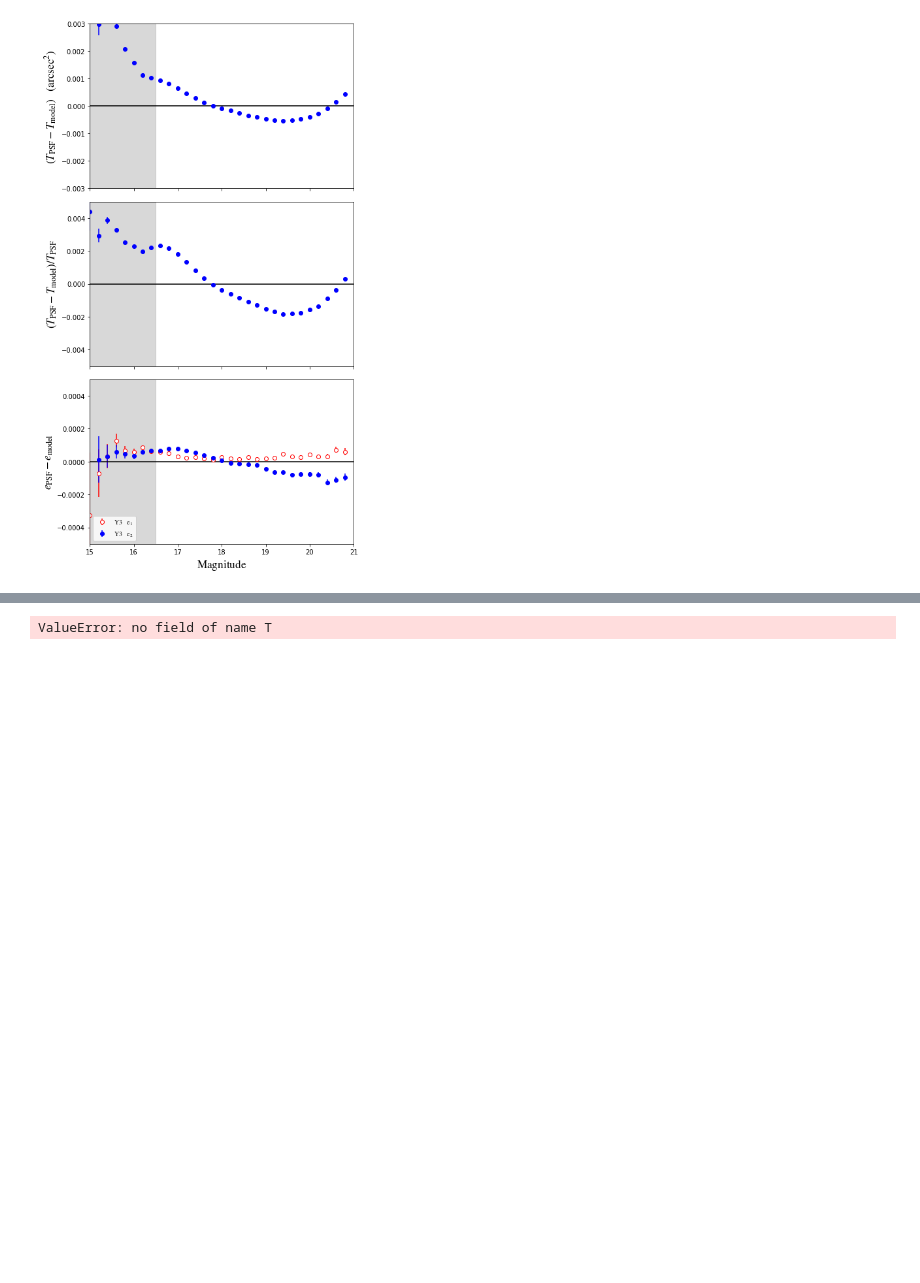
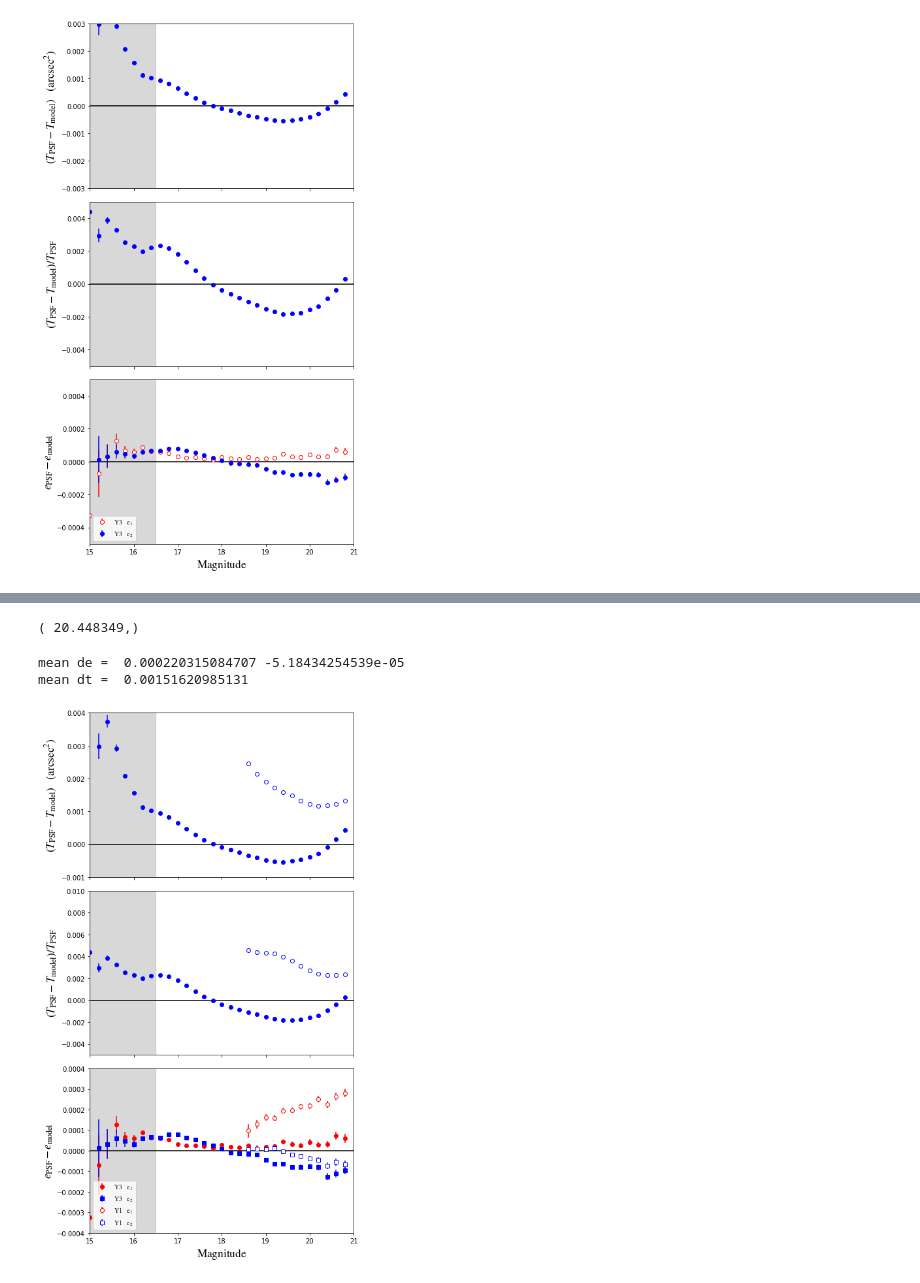
Before and after one commit to des-science/Y3_shearcat_tests, a Jupyter notebook: BFeffect/BFeffect.ipynb, the cells around one changed output, grey strips where cells are left out. Cells and saved outputs as stored; diff of their text form; code cells hidden in the pictures; blank space fills up the shorter version.

```diff
--- a/BFeffect/BFeffect.ipynb
+++ b/BFeffect/BFeffect.ipynb
@@ -265,17 +244,22 @@ print(dataY1)
+# %%
+print(min(magdataY1))
+# %% [output]
+( 20.448349,)
 # %%
-def compute_res(d):
+def compute_res_Y1(d):
     prefix='psf'
     de1 =  d['e1']-d[prefix+'_e1']
     de2 =  d['e2']-d[prefix+'_e2']
-    d['T'] = 2*d['size']**2.
-    d[prefix+'_T'] = 2*d[prefix+'_size']**2.
-    dt =  (d['T']-d[prefix+'_size'])
+    d['size'] = 2*d['size']**2.
+    d[prefix+'_size'] = 2*d[prefix+'_size']**2.
+    dt =  (d['size']-d[prefix+'_size'])
     dtfrac = dt/d['size']
     print('mean de = ',np.mean(de1),np.mean(de2))
     print('mean dt = ',np.mean(dt))
 
     return dtfrac, dt,  de1, de2
 
-fracsizeresY1, sizeresY1, e1resY1, e2resY1=compute_res(dataY1)
+fracsizeresY1, sizeresY1, e1resY1, e2resY1=compute_res_Y1(dataY1)
 # %% [output]
-ValueError: no field of name T
+mean de =  0.000220315084707 -5.18434254539e-05
+mean dt =  0.00151620985131
@@ -383,0 +340,51 @@ plt.show()
+# %%
+fig, axes = plt.subplots(3,1, sharex=True)
+min_mag=15
+max_mag=21
+min_mused=16.5
+
+ax = axes[0]
+ax.set_ylim(-0.001,0.004)
+#ax.set_ylim(-0.003,0.003)
+ax.plot([min_mag,max_mag], [0,0], color='black')
+ax.fill( [min_mag,min_mag,min_mused,min_mused], [-1,1,1,-1], fill=True, color='Grey',alpha=0.3)
+t_line = ax.errorbar(mag_bins[:-1], bin_dT, yerr=bin_dT_err, color='blue', fmt='o',label="all")
+t_lineY1 = ax.errorbar(mag_bins[18:-1], bin_dTY1[18:], yerr=bin_dT_errY1[18:], color='blue', fmt='o',label="all", mfc='white')
+ax.set_ylabel(r'$(T_{\rm PSF} - T_{\rm model}) \quad({\rm arcsec}^2)$', fontsize='xx-large')
+
+ax = axes[1]
+ax.set_ylim(-0.005,0.01)
+ax.plot([min_mag,max_mag], [0,0], color='black')
+ax.fill( [min_mag,min_mag,min_mused,min_mused], [-1,1,1,-1], fill=True, color='Grey',alpha=0.3)
+t_line = ax.errorbar(mag_bins[:-1], bin_dTfrac, yerr=bin_dTfrac_err, color='blue', fmt='o')
+t_lineY1 = ax.errorbar(mag_bins[18:-1], bin_dTfracY1[18:], yerr=bin_dTfrac_errY1[18:], color='blue', fmt='o', mfc='white')
+ax.set_ylabel(r'$(T_{\rm PSF} - T_{\rm model})/ T_{\rm PSF}$', fontsize='xx-large')
+
+ax = axes[2]
+#ax.set_ylim(-5.e-4,5.e-4)
+ax.set_ylim(-4.e-4,0.0004)
+ax.plot([min_mag,max_mag], [0,0], color='black')
+ax.fill( [min_mag,min_mag,min_mused,min_mused], [-1,1,1,-1], fill=True, color='Grey',alpha=0.3)
+e1_line = ax.errorbar(mag_bins[:-1], bin_de1, yerr=bin_de1_err,  color='red', fmt='o',label=r"$\rm{Y3 \quad e_1}$")
+e2_line = ax.errorbar(mag_bins[:-1], bin_de2, yerr=bin_de2_err, color='blue', fmt='s',label=r"$\rm{Y3 \quad e_2}$")
+
+e1_lineY1 = ax.errorbar(mag_bins[18:-1], bin_de1Y1[18:], yerr=bin_de1_errY1[18:],  color='red', fmt='o', mfc='white',label=r"$\rm{Y1 \quad e_1}$")
+e2_lineY1 = ax.errorbar(mag_bins[18:-1], bin_de2Y1[18:], yerr=bin_de2_errY1[18:], color='blue', fmt='s', mfc='white',label=r"$\rm{Y1 \quad e_2}$")
+ax.legend(loc='lower left')
+ax.set_ylabel(r'$e_{\rm PSF} - e_{\rm model}$', fontsize='xx-large')
+ax.set_xlim(min_mag,max_mag)
+ax.set_xlabel(r'$\rm{Magnitude}$', fontsize='xx-large')
+
+
+#plt.hist(meddt["Ks"], 30,range=(-0.004,0.002),color="purple",label="Ks",histtype='step')
+plt.rcParams['font.family'] = 'serif'
+plt.rcParams['font.serif'] = ['Times New Roman'] + plt.rcParams['font.serif']
+plt.rcParams["font.family"] = "Times New Roman"
+plt.rcParams['mathtext.fontset'] = 'stix'
+
+fig.set_size_inches(7.0,12.0)
+plt.tight_layout()
+plt.savefig('dpsf_mag_nocolsplits.pdf')
+plt.show()
+# %% [output]
+[figure, added]
```
Also changed, not shown: parts of 5 cells of this notebook, 1 other file.
